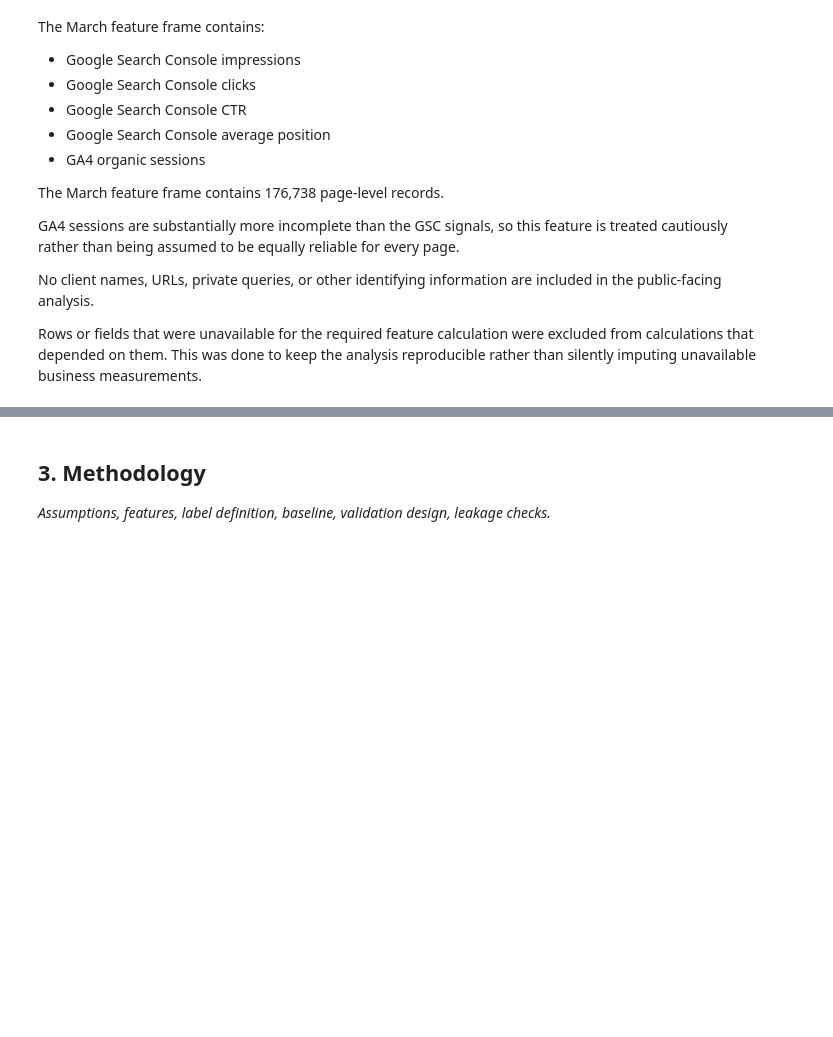
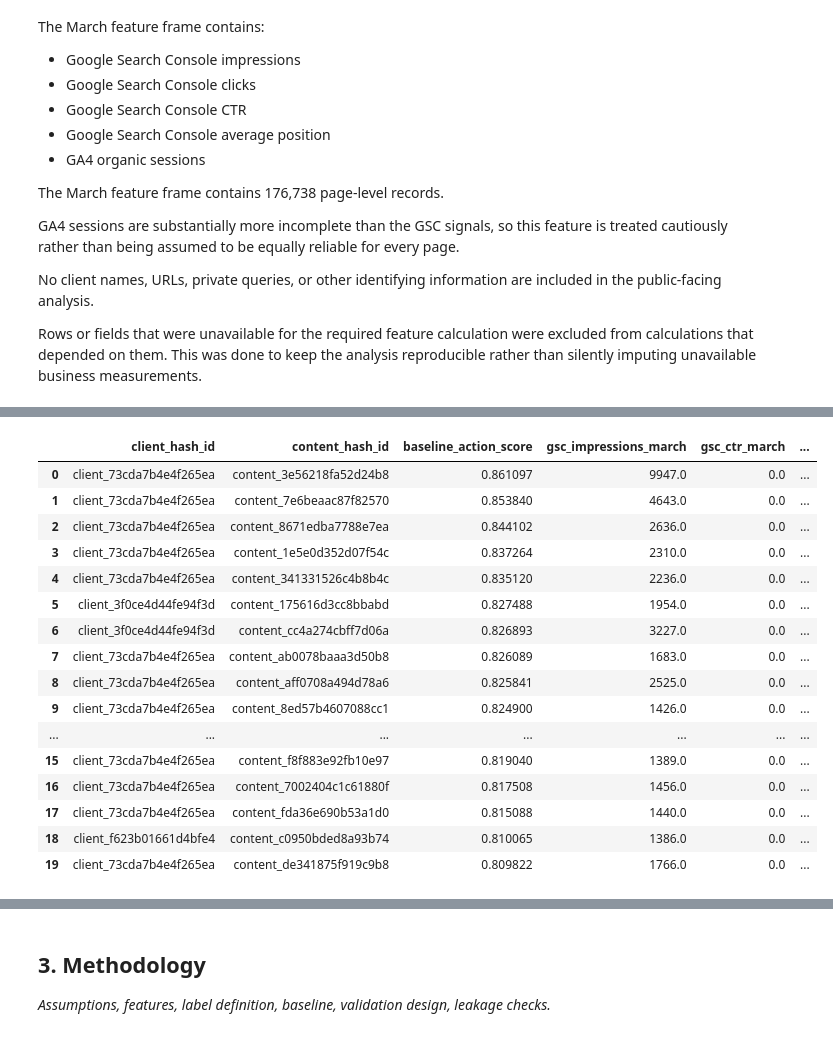
Before and after one commit to tayyba6/ML_Internship, a Jupyter notebook: work/notebooks/capstone.ipynb, the cells around one changed output, grey strips where cells are left out. Drawn from its saved outputs; the diff is of its cells as text; code cells hidden in the pictures; blank space fills up the shorter version.

```diff
--- a/work/notebooks/capstone.ipynb
+++ b/work/notebooks/capstone.ipynb
@@ -52,0 +213,12 @@ Rows or fields that were unavailable for the required feature calculation were e
+# %%
+# Capstone — Step 5: Create the decline label
+
+model_frame["decline_label"] = (
+    model_frame["april_clicks"] < model_frame["march_clicks"]
+).astype(int)
+
+print("Decline label counts:")
+print(model_frame["decline_label"].value_counts())
+
+print("\nDecline label proportions:")
+print(model_frame["decline_label"].value_counts(normalize=True))
@@ -52,0 +606,41 @@ Rows or fields that were unavailable for the required feature calculation were e
+# %%
+# Capstone — Step 14: Inspect the signals behind the baseline Top 20
+
+baseline_audit = baseline_top20[
+    ["client_hash_id", "content_hash_id", "baseline_action_score"]
+].merge(
+    model_frame[
+        [
+            "client_hash_id",
+            "content_hash_id",
+            "gsc_impressions_march",
+            "gsc_ctr_march",
+            "gsc_avg_position_march",
+            "march_clicks",
+            "april_clicks",
+            "decline_label"
+        ]
+    ],
+    on=["client_hash_id", "content_hash_id"],
+    how="left"
+)
+
+display(baseline_audit)
+# %% [output]
+|  | client_hash_id | content_hash_id | baseline_action_score | gsc_impressions_march | gsc_ctr_march | ... |
+| 0 | client_73cda7b4e4f265ea | content_3e56218fa52d24b8 | 0.861097 | 9947.0 | 0.0 | ... |
+| 1 | client_73cda7b4e4f265ea | content_7e6beaac87f82570 | 0.853840 | 4643.0 | 0.0 | ... |
+| 2 | client_73cda7b4e4f265ea | content_8671edba7788e7ea | 0.844102 | 2636.0 | 0.0 | ... |
+| 3 | client_73cda7b4e4f265ea | content_1e5e0d352d07f54c | 0.837264 | 2310.0 | 0.0 | ... |
+| 4 | client_73cda7b4e4f265ea | content_341331526c4b8b4c | 0.835120 | 2236.0 | 0.0 | ... |
+| 5 | client_3f0ce4d44fe94f3d | content_175616d3cc8bbabd | 0.827488 | 1954.0 | 0.0 | ... |
+| 6 | client_3f0ce4d44fe94f3d | content_cc4a274cbff7d06a | 0.826893 | 3227.0 | 0.0 | ... |
+| 7 | client_73cda7b4e4f265ea | content_ab0078baaa3d50b8 | 0.826089 | 1683.0 | 0.0 | ... |
+| 8 | client_73cda7b4e4f265ea | content_aff0708a494d78a6 | 0.825841 | 2525.0 | 0.0 | ... |
+| 9 | client_73cda7b4e4f265ea | content_8ed57b4607088cc1 | 0.824900 | 1426.0 | 0.0 | ... |
+| ... | ... | ... | ... | ... | ... | ... |
+| 15 | client_73cda7b4e4f265ea | content_f8f883e92fb10e97 | 0.819040 | 1389.0 | 0.0 | ... |
+| 16 | client_73cda7b4e4f265ea | content_7002404c1c61880f | 0.817508 | 1456.0 | 0.0 | ... |
+| 17 | client_73cda7b4e4f265ea | content_fda36e690b53a1d0 | 0.815088 | 1440.0 | 0.0 | ... |
+| 18 | client_f623b01661d4bfe4 | content_c0950bded8a93b74 | 0.810065 | 1386.0 | 0.0 | ... |
+| 19 | client_73cda7b4e4f265ea | content_de341875f919c9b8 | 0.809822 | 1766.0 | 0.0 | ... |
```
Also changed, not shown: parts of 38 cells of this notebook.
